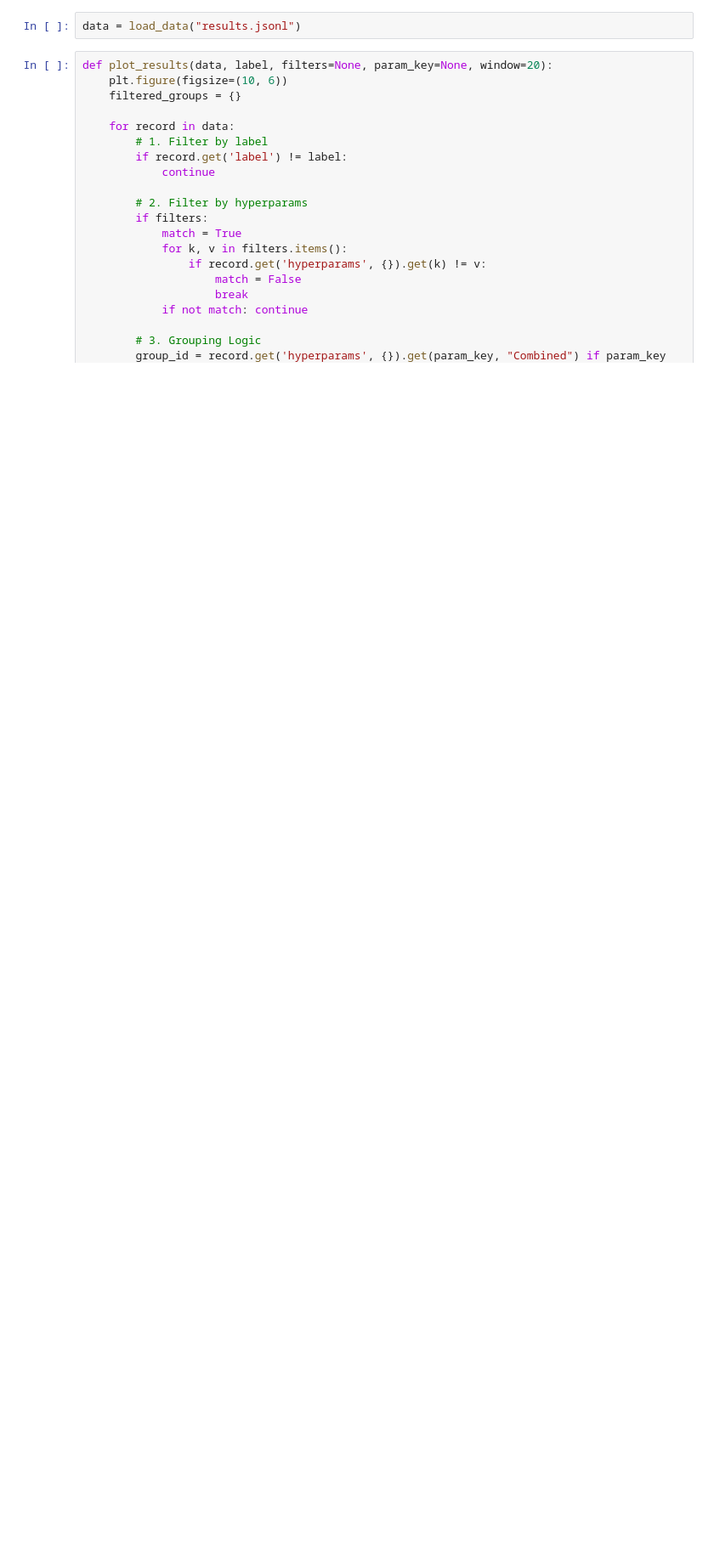
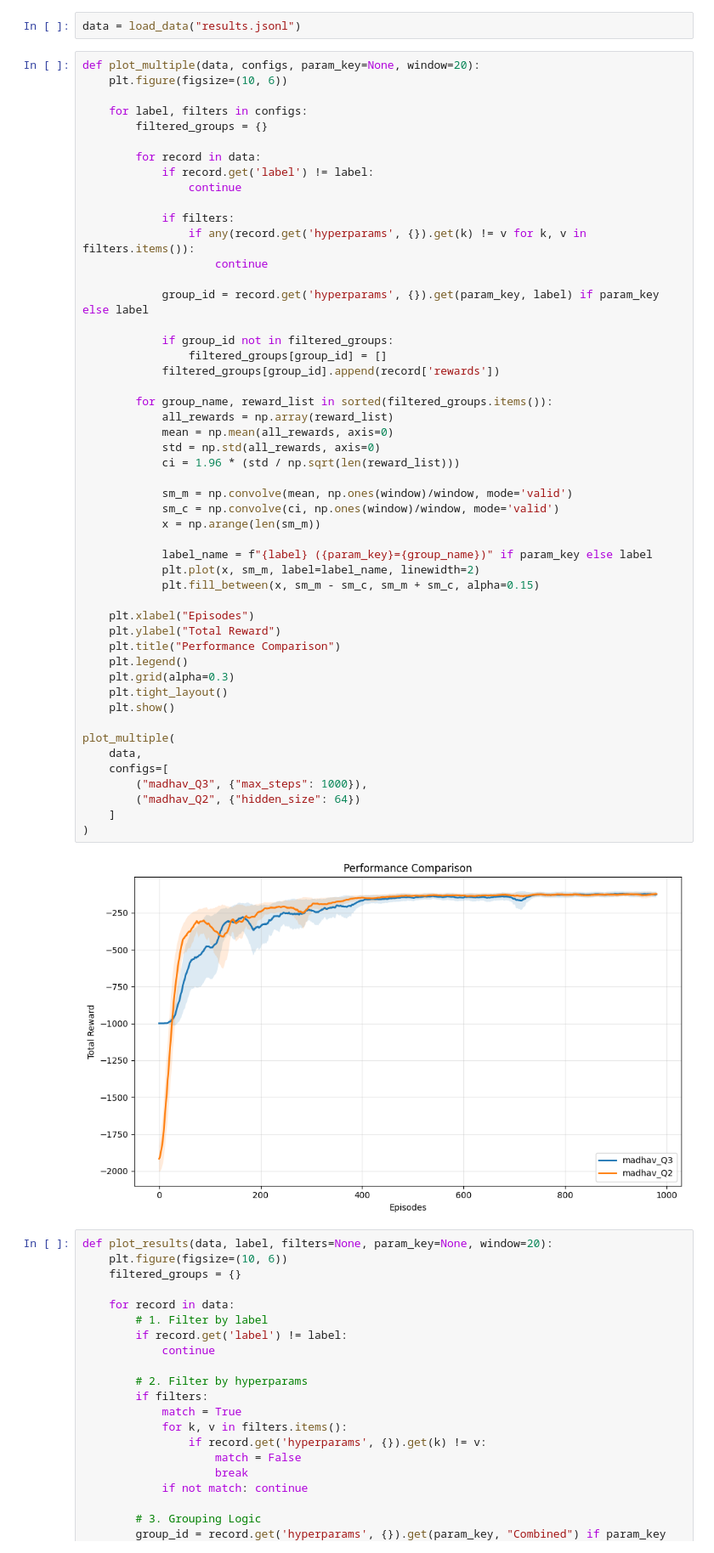
Before and after one commit to Maddy-1111/Reinforcement-Learning, a Jupyter notebook: Assignment 2/PA2.ipynb, the cells around one changed output. Shown at 85% size. Cells and saved outputs as stored; diff of their text form; blank space fills up the shorter version.

```diff
--- a/Assignment 2/PA2.ipynb
+++ b/Assignment 2/PA2.ipynb
@@ -231,6 +231,58 @@ def load_data(filepath):
     return data
 # %%
 data = load_data("results.jsonl")
+# %%
+def plot_multiple(data, configs, param_key=None, window=20):
+    plt.figure(figsize=(10, 6))
+
+    for label, filters in configs:
+        filtered_groups = {}
+
+        for record in data:
+            if record.get('label') != label:
+                continue
+
+            if filters:
+                if any(record.get('hyperparams', {}).get(k) != v for k, v in filters.items()):
+                    continue
+
+            group_id = record.get('hyperparams', {}).get(param_key, label) if param_key else label
+
+            if group_id not in filtered_groups:
+                filtered_groups[group_id] = []
+            filtered_groups[group_id].append(record['rewards'])
+
+        for group_name, reward_list in sorted(filtered_groups.items()):
+            all_rewards = np.array(reward_list)
+            mean = np.mean(all_rewards, axis=0)
+            std = np.std(all_rewards, axis=0)
+            ci = 1.96 * (std / np.sqrt(len(reward_list)))
+
+            sm_m = np.convolve(mean, np.ones(window)/window, mode='valid')
+            sm_c = np.convolve(ci, np.ones(window)/window, mode='valid')
+            x = np.arange(len(sm_m))
+
+            label_name = f"{label} ({param_key}={group_name})" if param_key else label
+            plt.plot(x, sm_m, label=label_name, linewidth=2)
+            plt.fill_between(x, sm_m - sm_c, sm_m + sm_c, alpha=0.15)
+
+    plt.xlabel("Episodes")
+    plt.ylabel("Total Reward")
+    plt.title("Performance Comparison")
+    plt.legend()
+    plt.grid(alpha=0.3)
+    plt.tight_layout()
+    plt.show()
+
+plot_multiple(
+    data,
+    configs=[
+        ("madhav_Q3", {"max_steps": 1000}),
+        ("madhav_Q2", {"hidden_size": 64})
+    ]
+)
+# %% [output]
+[figure, added]
 # %%
 def plot_results(data, label, filters=None, param_key=None, window=20):
     plt.figure(figsize=(10, 6))
```
